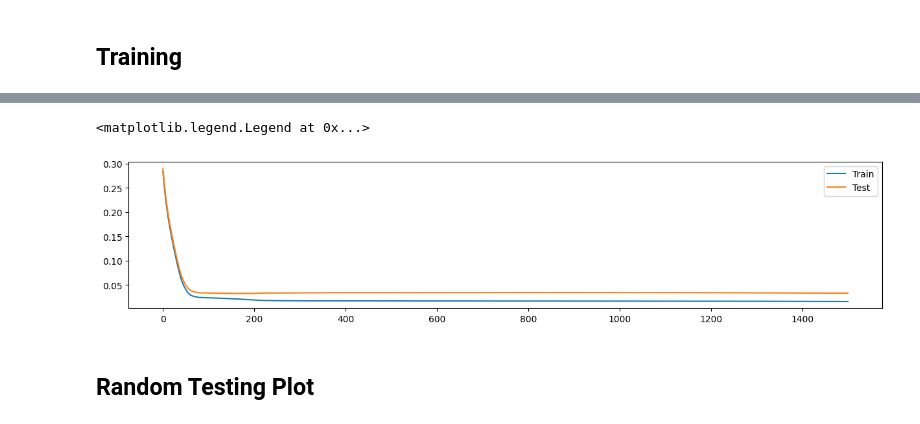
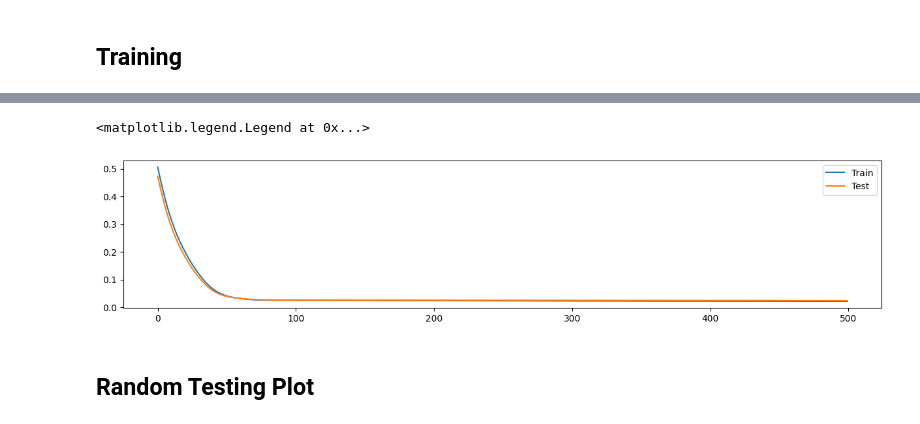
Before and after one commit to curry0622/DSAI-HW-2022, a Jupyter notebook: HW1/Time_Series_Prediction_with_LSTM_Using_PyTorch.ipynb, the cells around one changed output, grey strips where cells are left out. Saved outputs shown, nothing was run; the diff lists cells and outputs as text; code cells hidden in the pictures.

```diff
--- a/HW1/Time_Series_Prediction_with_LSTM_Using_PyTorch.ipynb
+++ b/HW1/Time_Series_Prediction_with_LSTM_Using_PyTorch.ipynb
@@ -114,7 +118,7 @@ class LSTM(nn.Module):
 # %% [markdown]
 ## Training
 # %%
-num_epochs = 1500
+num_epochs = 500
 learning_rate = 0.01
 
 input_size = 1
@@ -150,8 +154,8 @@ for epoch in range(num_epochs):
     train_losses.append(loss.item())
 
     optimizer.step()
-    if epoch % 100 == 0:
-      print(f"[Epoch {epoch}] train loss: {loss.item()}, test loss: {test_loss.item()}")
+    if epoch % 10 == 0:
+      print(f"[Epoch {epoch}] train loss: {round(loss.item(), 4)}, test loss: {round(test_loss.item(), 4)}")
 
 plt.plot(
   train_losses,
@@ -181,5 +187,5 @@ plt.legend()
 <matplotlib.legend.Legend at 0x...>
-[figure, old version]
+[figure, new version]
 # %% [markdown]
 ## Random Testing Plot
 # %%
```
Also changed, not shown: parts of 9 cells of this notebook.
